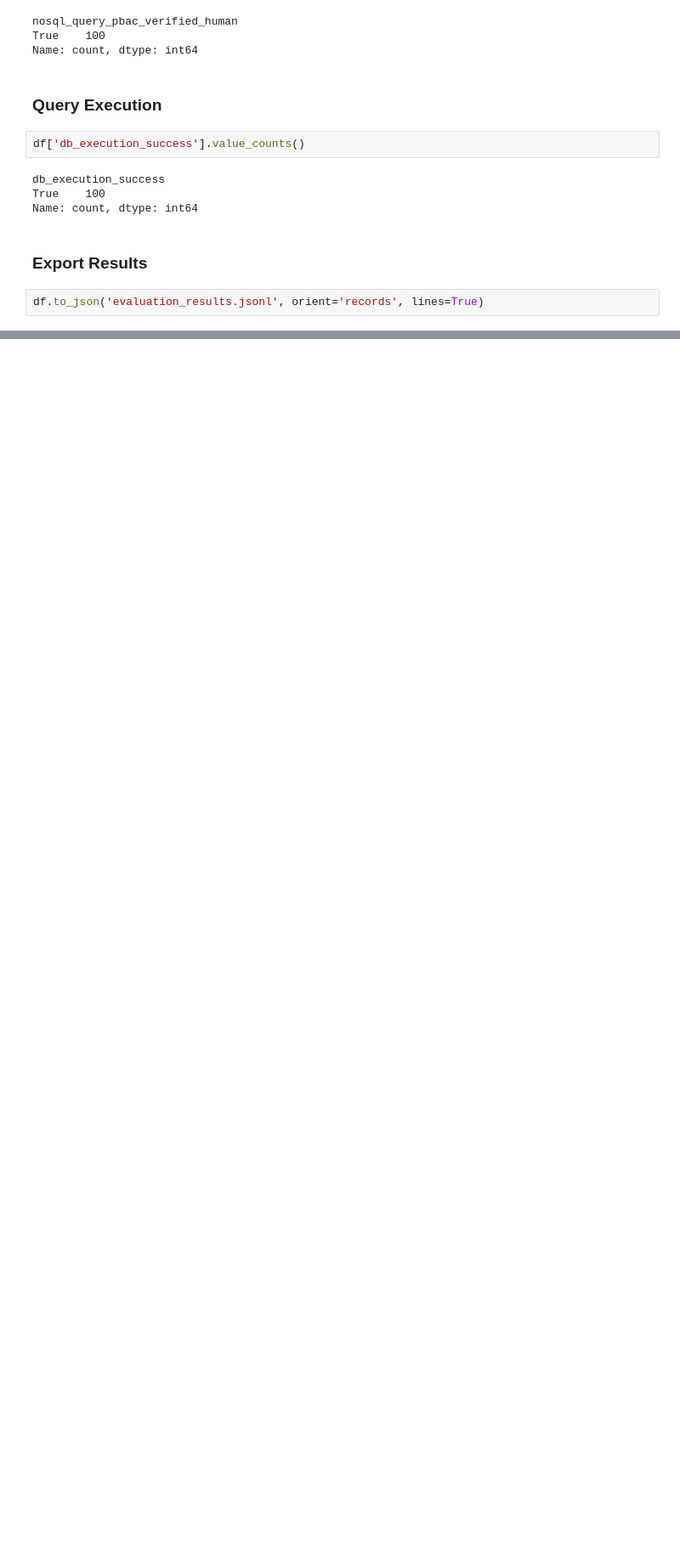
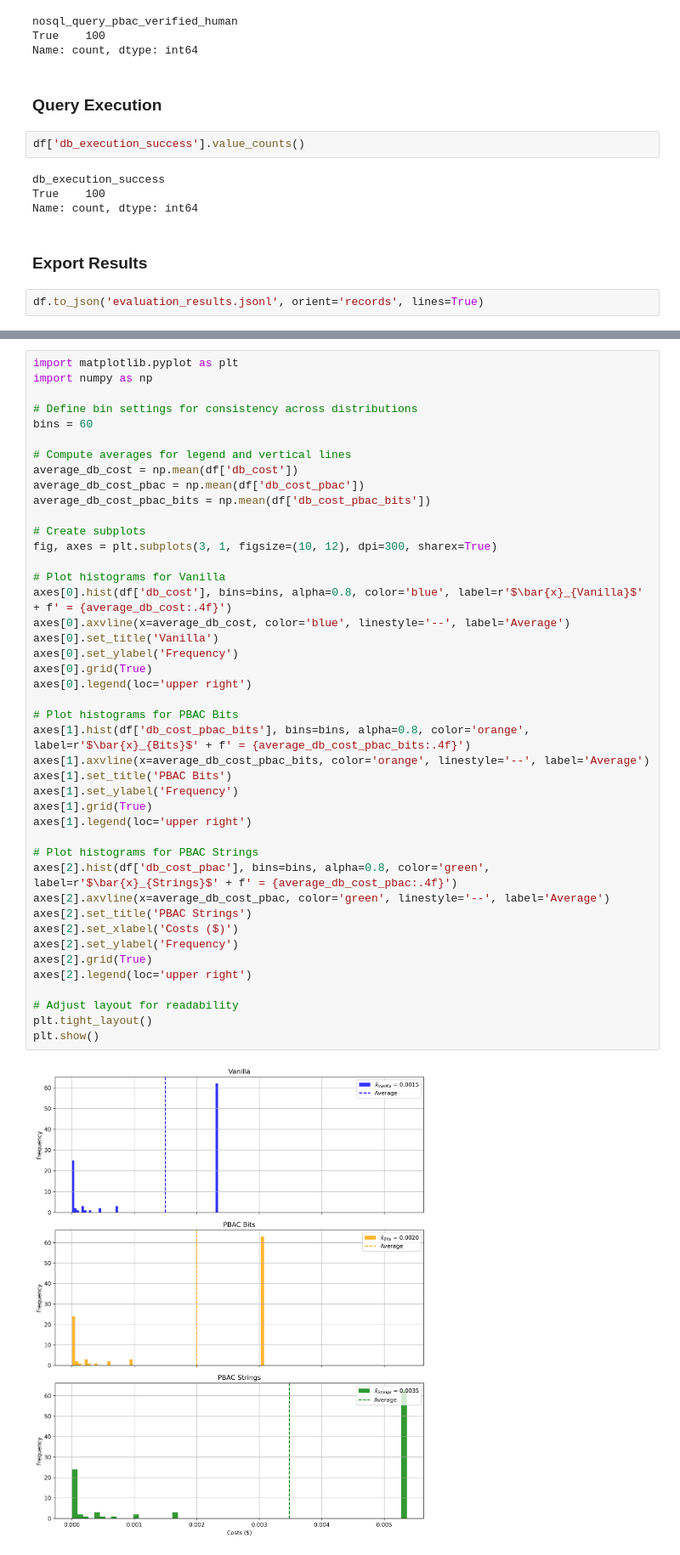
Before and after one commit to bodejan/ChatPBAC, a Jupyter notebook: evaluation.ipynb, the cells around one changed output, grey strips where cells are left out. Shown at 85% size. Cells and saved outputs as stored; diff of their text form; blank space fills up the shorter version.

```diff
--- a/evaluation.ipynb
+++ b/evaluation.ipynb
@@ -928,0 +960,45 @@ df.to_json('evaluation_results.jsonl', orient='records', lines=True)
+# %%
+import matplotlib.pyplot as plt
+import numpy as np
+
+# Define bin settings for consistency across distributions
+bins = 60
+
+# Compute averages for legend and vertical lines
+average_db_cost = np.mean(df['db_cost'])
+average_db_cost_pbac = np.mean(df['db_cost_pbac'])
+average_db_cost_pbac_bits = np.mean(df['db_cost_pbac_bits'])
+
+# Create subplots
+fig, axes = plt.subplots(3, 1, figsize=(10, 12), dpi=300, sharex=True)
+
+# Plot histograms for Vanilla
+axes[0].hist(df['db_cost'], bins=bins, alpha=0.8, color='blue', label=r'$\bar{x}_{Vanilla}$' + f' = {average_db_cost:.4f}')
+axes[0].axvline(x=average_db_cost, color='blue', linestyle='--', label='Average')
+axes[0].set_title('Vanilla')
+axes[0].set_ylabel('Frequency')
+axes[0].grid(True)
+axes[0].legend(loc='upper right')
+
+# Plot histograms for PBAC Bits
+axes[1].hist(df['db_cost_pbac_bits'], bins=bins, alpha=0.8, color='orange', label=r'$\bar{x}_{Bits}$' + f' = {average_db_cost_pbac_bits:.4f}')
+axes[1].axvline(x=average_db_cost_pbac_bits, color='orange', linestyle='--', label='Average')
+axes[1].set_title('PBAC Bits')
+axes[1].set_ylabel('Frequency')
+axes[1].grid(True)
+axes[1].legend(loc='upper right')
+
+# Plot histograms for PBAC Strings
+axes[2].hist(df['db_cost_pbac'], bins=bins, alpha=0.8, color='green', label=r'$\bar{x}_{Strings}$' + f' = {average_db_cost_pbac:.4f}')
+axes[2].axvline(x=average_db_cost_pbac, color='green', linestyle='--', label='Average')
+axes[2].set_title('PBAC Strings')
+axes[2].set_xlabel('Costs ($)')
+axes[2].set_ylabel('Frequency')
+axes[2].grid(True)
+axes[2].legend(loc='upper right')
+
+# Adjust layout for readability
+plt.tight_layout()
+plt.show()
+# %% [output]
+[figure, added]
```
Also changed, not shown: parts of 5 cells of this notebook.
